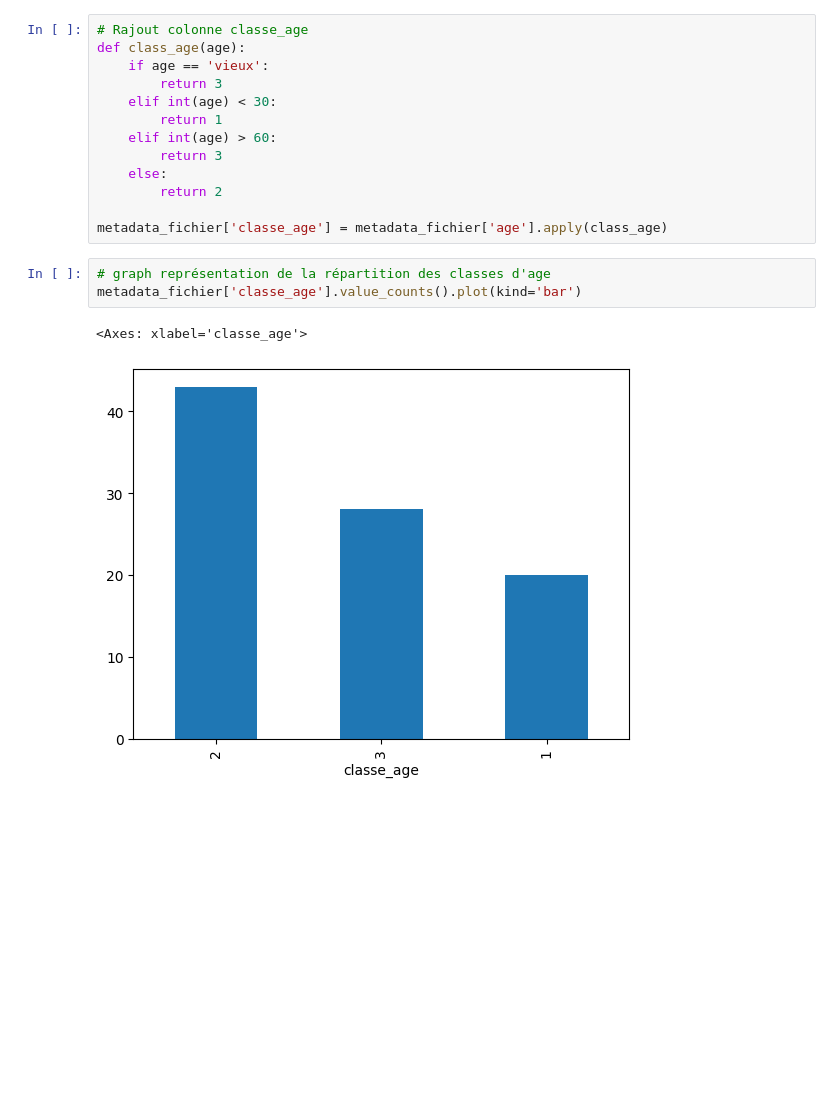
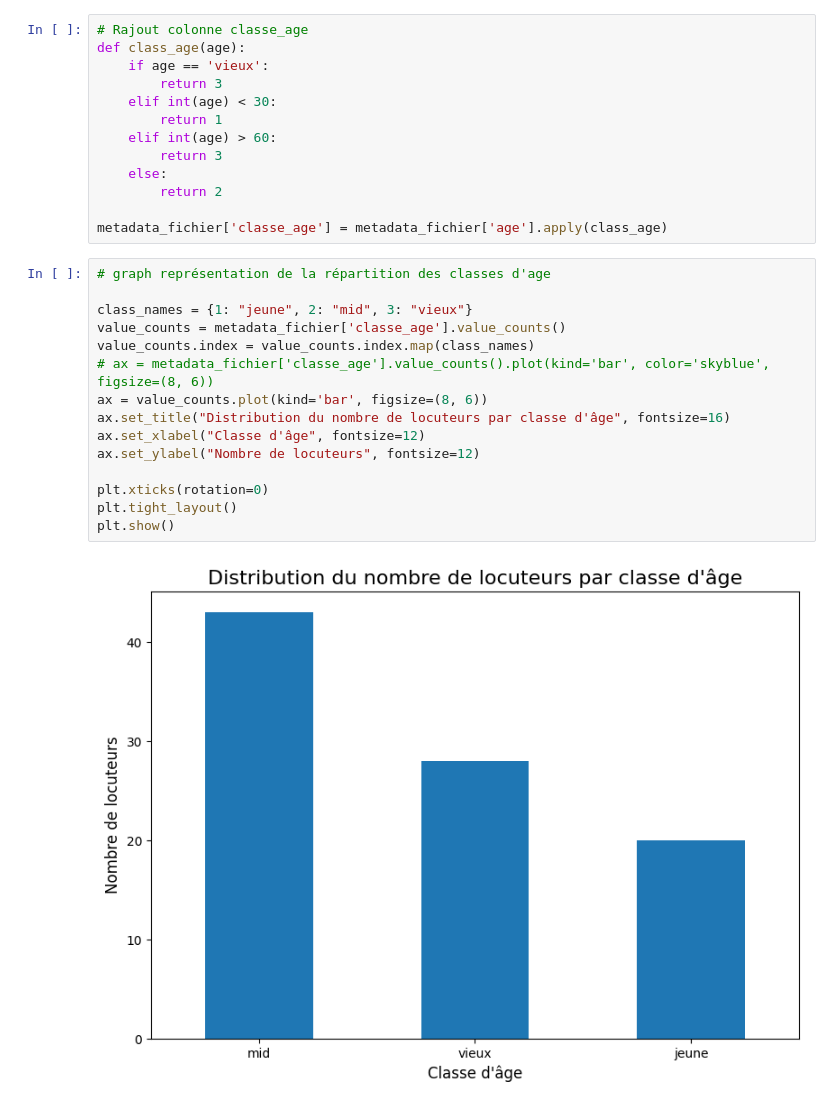
Before and after one commit to Lise-Brisset/projet_cnn_age, a Jupyter notebook: explo_donne.ipynb, the cells around one changed output. Drawn from its saved outputs; the diff is of its cells as text; blank space fills up the shorter version.

```diff
--- a/explo_donne.ipynb
+++ b/explo_donne.ipynb
@@ -22,12 +22,23 @@ def class_age(age):
 		return 2
 
 metadata_fichier['classe_age'] = metadata_fichier['age'].apply(class_age)
-# %%
-# graph représentation de la répartition des classes d'age
-metadata_fichier['classe_age'].value_counts().plot(kind='bar')
-# %% [output]
-<Axes: xlabel='classe_age'>
-[figure, removed]
+# %%
+# graph représentation de la répartition des classes d'age
+
+class_names = {1: "jeune", 2: "mid", 3: "vieux"}
+value_counts = metadata_fichier['classe_age'].value_counts()
+value_counts.index = value_counts.index.map(class_names)
+# ax = metadata_fichier['classe_age'].value_counts().plot(kind='bar', color='skyblue', figsize=(8, 6))
+ax = value_counts.plot(kind='bar', figsize=(8, 6))
+ax.set_title("Distribution du nombre de locuteurs par classe d'âge", fontsize=16)
+ax.set_xlabel("Classe d'âge", fontsize=12)
+ax.set_ylabel("Nombre de locuteurs", fontsize=12)
+
+plt.xticks(rotation=0)
+plt.tight_layout()
+plt.show()
+# %% [output]
+[figure, added]
 # %%
 # dico et graphe de Temps par classe d'age
 
```
Also changed, not shown: parts of 3 cells of this notebook.
